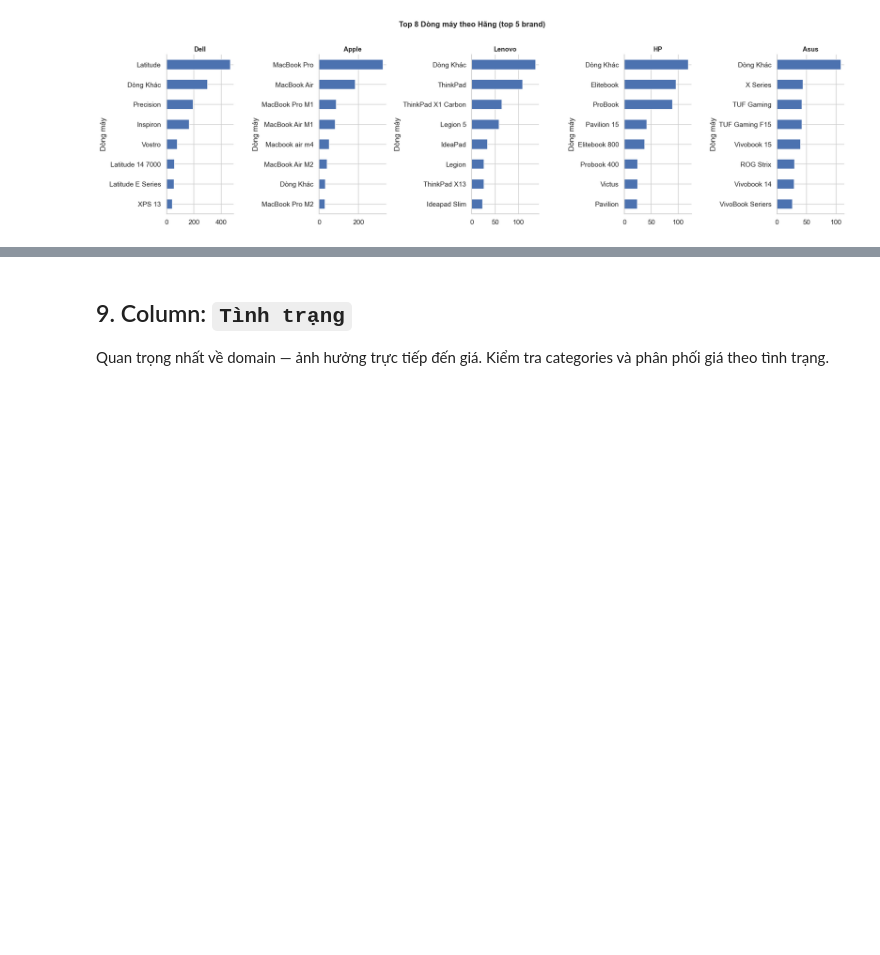
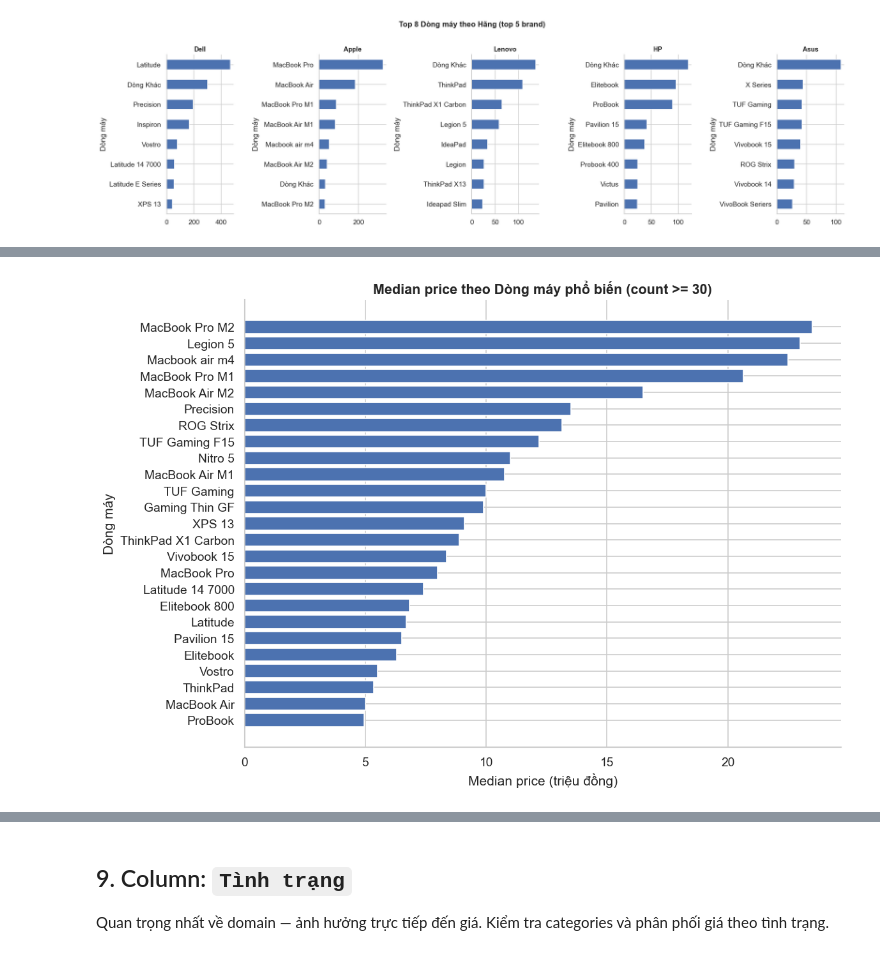
Before and after one commit to thisYui/Laptop-Price-Prediction, a Jupyter notebook: notebooks/data/01a_chotot_inspection.ipynb, the cells around one changed output, grey strips where cells are left out. Saved outputs shown, nothing was run; the diff lists cells and outputs as text; code cells hidden in the pictures; blank space fills up the shorter version.

```diff
--- a/notebooks/data/01a_chotot_inspection.ipynb
+++ b/notebooks/data/01a_chotot_inspection.ipynb
@@ -1799,0 +2004,23 @@ plt.show()
+# %%
+# Price summary theo Dòng máy phổ biến
+
+MIN_COUNT_MODEL = 30
+
+model_price_summary = (
+    model_df
+    .groupby(model_col)
+    .agg(
+        count=("title", "count"),
+        median_price_m=("_price_m", "median"),
+        mean_price_m=("_price_m", "mean"),
+        p25_price_m=("_price_m", lambda s: s.quantile(0.25)),
+        p75_price_m=("_price_m", lambda s: s.quantile(0.75)),
+        brand_count=(brand_col, "nunique")
+    )
+    .query("count >= @MIN_COUNT_MODEL")
+    .sort_values("median_price_m", ascending=False)
+    .round(2)
+    .reset_index()
+)
+
+display(model_price_summary.head(10))
@@ -1799,0 +2049,15 @@ plt.show()
+# %%
+# Plot median price của các Dòng máy phổ biến
+
+plot_df = model_price_summary.sort_values("median_price_m").tail(25)
+
+fig, ax = plt.subplots(figsize=(10, 7))
+ax.barh(plot_df[model_col], plot_df["median_price_m"], color=ACCENT)
+ax.set_title(f"Median price theo Dòng máy phổ biến (count >= {MIN_COUNT_MODEL})")
+ax.set_xlabel("Median price (triệu đồng)")
+ax.set_ylabel("Dòng máy")
+ax.spines[["top", "right"]].set_visible(False)
+plt.tight_layout()
+plt.show()
+# %% [output]
+[figure, added]
```
Also changed, not shown: parts of 52 cells of this notebook.
